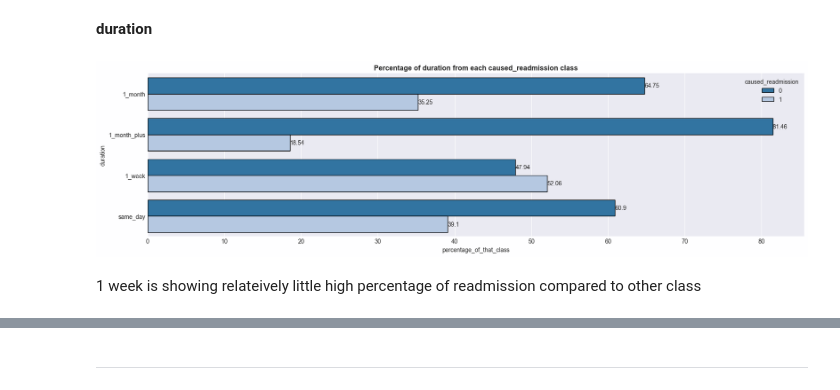
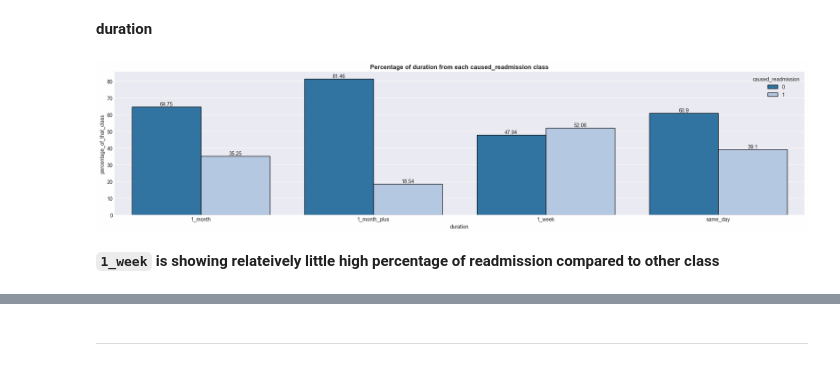
Before and after one commit to IamRaNo/ranojoy_data_analytics_projects, a Jupyter notebook: synthea readmission analysis/notebooks/pandas_analysis.ipynb, the cells around one changed output, grey strips where cells are left out. Drawn from its saved outputs; the diff is of its cells as text; code cells hidden in the pictures.

Commit message:
fixed synthea - analysing the data part 2

```diff
--- a/synthea readmission analysis/notebooks/pandas_analysis.ipynb
+++ b/synthea readmission analysis/notebooks/pandas_analysis.ipynb
@@ -334,9 +329,9 @@ urgentcare, ambulatory is showing strong association with caused_readmission col
 # %% [markdown]
 **duration**
 # %%
-plt.figure(figsize=(20,5))
-P.percentage_in_that_class(column='duration',data=data,target='caused_readmission',orient='h')
+plt.figure(figsize=(24,5))
+P.percentage_in_that_class(column='duration',data=data,target='caused_readmission',orient='v')
 # %% [output]
-[figure, old version]
+[figure, new version]
 # %% [markdown]
-1 week is showing relateively little high percentage of readmission compared to other class
+**`1_week` is showing relateively little high percentage of readmission compared to other class**
```
Also changed, not shown: parts of 26 cells of this notebook, 1 other file.
